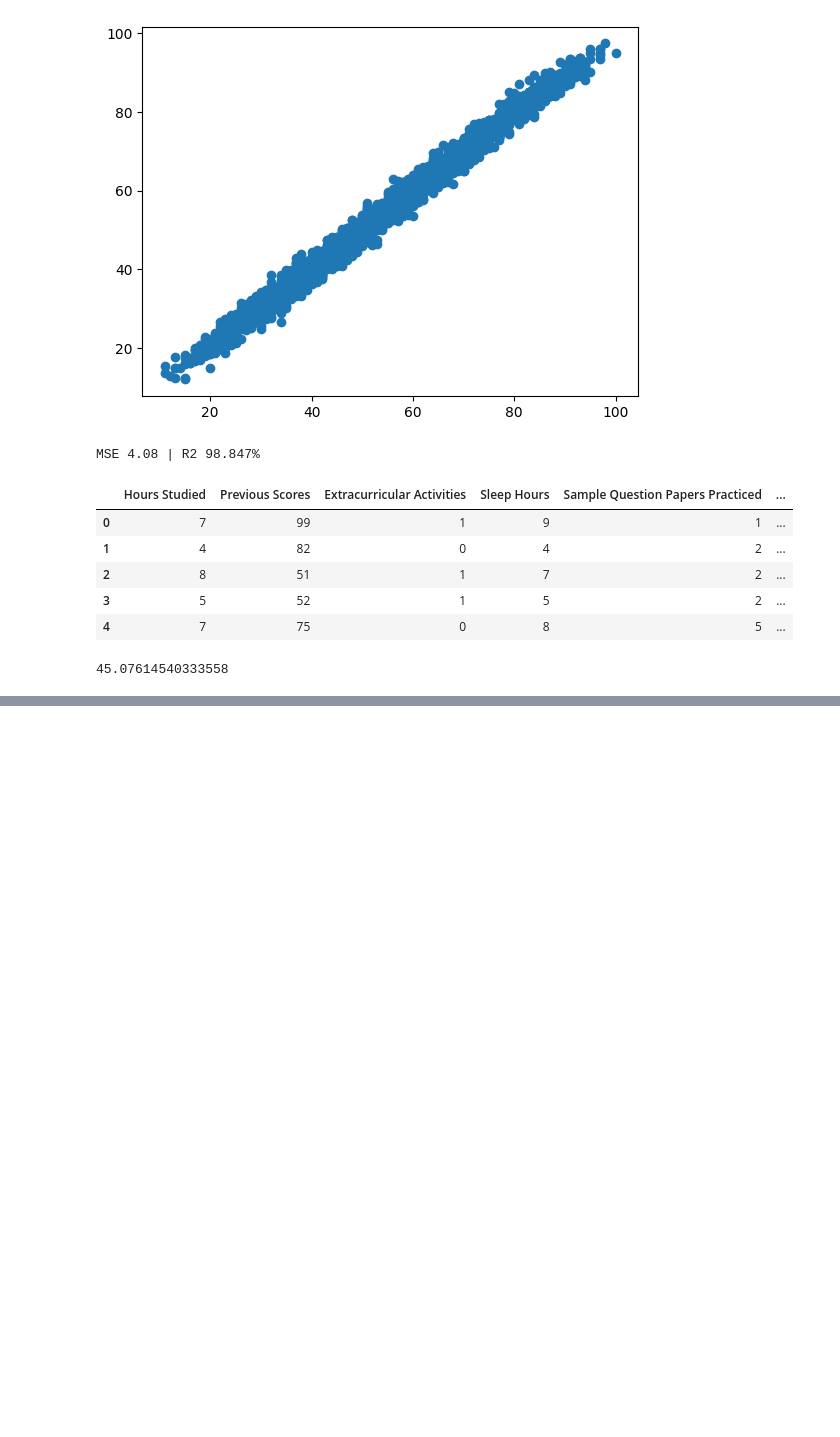
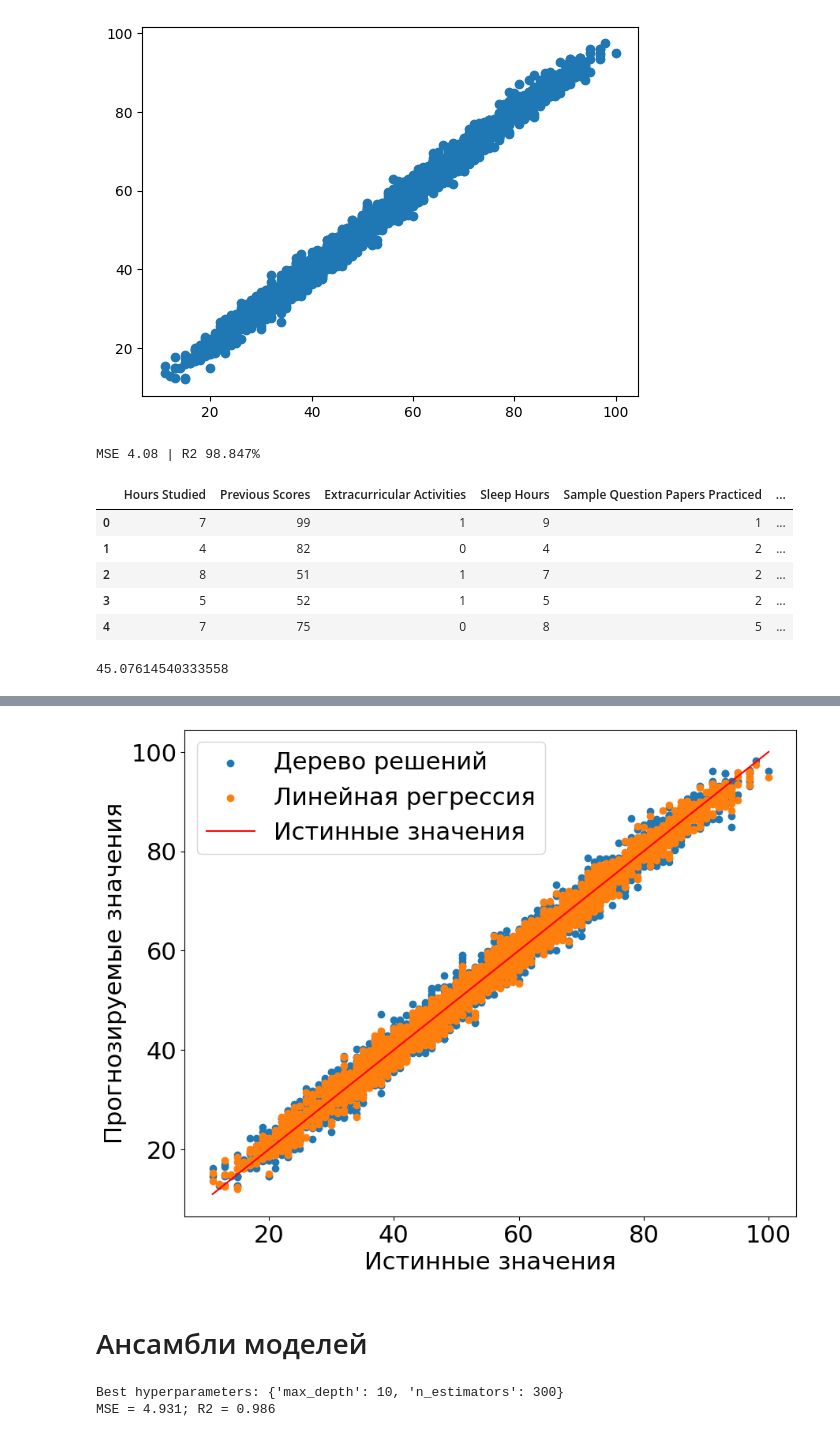
Before and after one commit to maximkasnitsky/StudentPerformance, a Jupyter notebook: Student_Performance.ipynb, the cells around one changed output, grey strips where cells are left out. Saved outputs shown, nothing was run; the diff lists cells and outputs as text; code cells hidden in the pictures; blank space fills up the shorter version.

```diff
--- a/Student_Performance.ipynb
+++ b/Student_Performance.ipynb
@@ -170,0 +347,18 @@ print(predictions)
+# %%
+best_params_dt = gridsearch(
+    X_train, y_train,
+    DecisionTreeRegressor(),
+    {
+        "max_depth": [None, 10] + [i for i in range(50, 351, 50)], # default = None
+        "min_samples_leaf": [i for i in range(1, 41)], # default = 1
+        "max_features": [None, "auto", "sqrt", "log2"] # default = None
+    }
+)
+
+pred_dt, mse_dt, r2_dt = model_train_test(
+    X_train,
+    y_train,
+    X_test,
+    y_test,
+    DecisionTreeRegressor(**best_params_dt)
+)
@@ -170,0 +385,15 @@ print(predictions)
+# %%
+plt.figure(figsize=(10, 8))
+
+plt.scatter(y_test_ordered, pred_dt[order], label="Дерево решений")
+plt.scatter(y_test_ordered, pred_lasso_ordered, label="Линейная регрессия")
+
+plt.plot(y_test_ordered, y_test_ordered, label="Истинные значения", color="red")
+plt.legend();
+
+plt.xlabel("Истинные значения");
+plt.ylabel("Прогнозируемые значения");
+# %% [output]
+[figure, added]
+# %% [markdown]
+# Ансамбли моделей
@@ -170,0 +402,20 @@ print(predictions)
+# %%
+best_params_rf = gridsearch(
+    X_train, y_train,
+    RandomForestRegressor(),
+    {
+        "max_depth": [None, 10] + [i for i in range(50, 351, 50)], # default = None
+        "n_estimators": [i for i in range(50, 351, 50)], # default = 100
+    }
+)
+
+pred_rf, mse_rf, r2_rf = model_train_test(
+    X_train,
+    y_train,
+    X_test,
+    y_test,
+    RandomForestRegressor(**best_params_rf)
+)
+# %% [output]
+Best hyperparameters: {'max_depth': 10, 'n_estimators': 300}
+MSE = 4.931; R2 = 0.986
```
Also changed, not shown: parts of 22 cells of this notebook.
